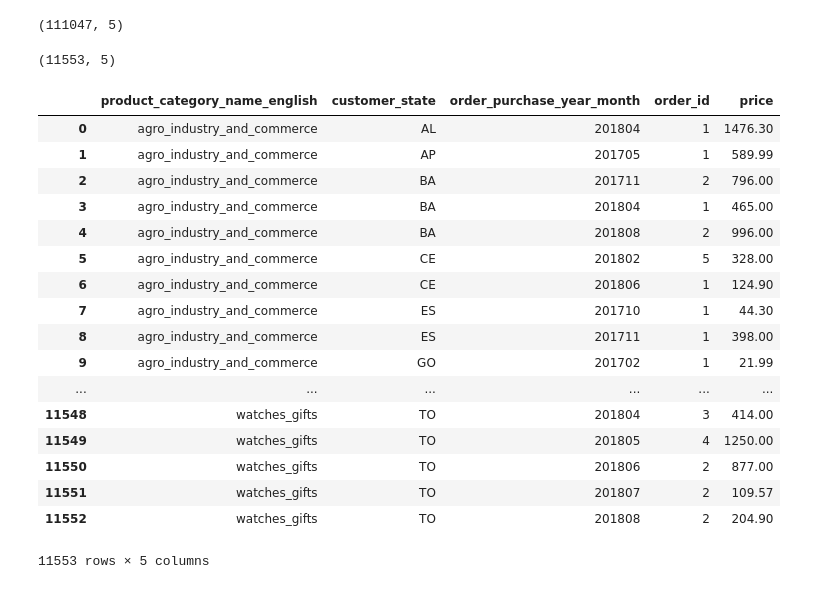
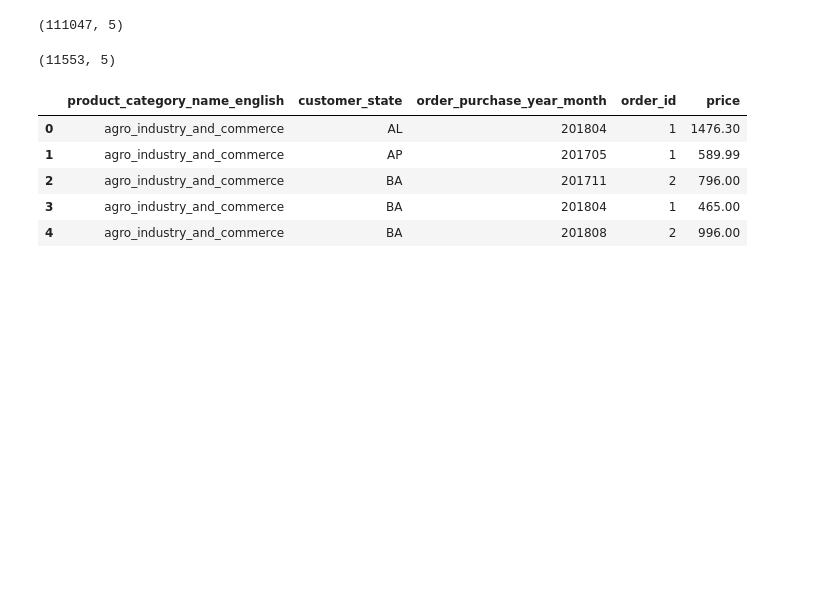
Before and after one commit to adarshrhegde/CS412_IML, a Jupyter notebook: Clustering_draft1.ipynb, the cells around one changed output. Cells and saved outputs as stored; diff of their text form; code cells hidden in the pictures; blank space fills up the shorter version.

```diff
--- a/Clustering_draft1.ipynb
+++ b/Clustering_draft1.ipynb
@@ -178,29 +178,17 @@ final_df.shape
 # %%
 final_df = final_df.groupby(['product_category_name_english', 'customer_state', 'order_purchase_year_month'], as_index=False).agg({
     'order_id': 'count',
     'price': 'sum'
 })
 print(final_df.shape)
-final_df
+final_df.head()
 # %% [output]
 (11553, 5)
 |  | product_category_name_english | customer_state | order_purchase_year_month | order_id | price |
 | 0 | agro_industry_and_commerce | AL | 201804 | 1 | 1476.30 |
 | 1 | agro_industry_and_commerce | AP | 201705 | 1 | 589.99 |
 | 2 | agro_industry_and_commerce | BA | 201711 | 2 | 796.00 |
 | 3 | agro_industry_and_commerce | BA | 201804 | 1 | 465.00 |
 | 4 | agro_industry_and_commerce | BA | 201808 | 2 | 996.00 |
-| 5 | agro_industry_and_commerce | CE | 201802 | 5 | 328.00 |
-| 6 | agro_industry_and_commerce | CE | 201806 | 1 | 124.90 |
-| 7 | agro_industry_and_commerce | ES | 201710 | 1 | 44.30 |
-| 8 | agro_industry_and_commerce | ES | 201711 | 1 | 398.00 |
-| 9 | agro_industry_and_commerce | GO | 201702 | 1 | 21.99 |
-| ... | ... | ... | ... | ... | ... |
-| 11548 | watches_gifts | TO | 201804 | 3 | 414.00 |
-| 11549 | watches_gifts | TO | 201805 | 4 | 1250.00 |
-| 11550 | watches_gifts | TO | 201806 | 2 | 877.00 |
-| 11551 | watches_gifts | TO | 201807 | 2 | 109.57 |
-| 11552 | watches_gifts | TO | 201808 | 2 | 204.90 |
-11553 rows × 5 columns
 # %%
 final_df = final_df.sort_values(['product_category_name_english', 'order_purchase_year_month', 'price'], ascending=[1, 1, 0])
```
Also changed, not shown: parts of 2 cells of this notebook, 1 other file.
